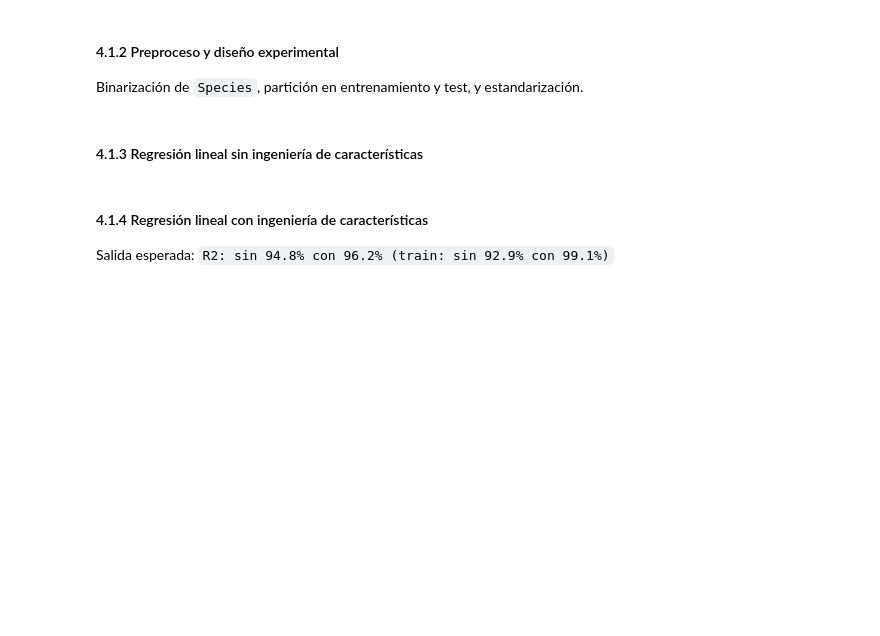
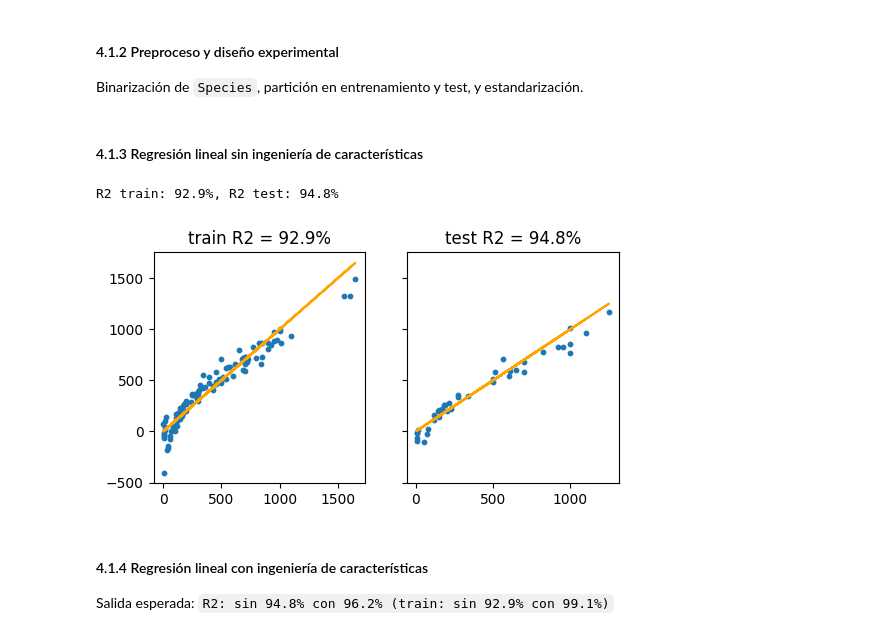
Before and after one commit to MadBread1/APA-practicas-upv, a Jupyter notebook: practica6/practica6.ipynb, the cells around one changed output. Drawn from its saved outputs; the diff is of its cells as text; code cells hidden in the pictures; blank space fills up the shorter version.

```diff
--- a/practica6/practica6.ipynb
+++ b/practica6/practica6.ipynb
@@ -281,11 +360,41 @@ memory usage: 9.6 KB
 
 Binarización de `Species`, partición en entrenamiento y test, y estandarización.
 # %%
-# Tu código aquí
+
+df = df.astype({'Species' : 'category'})
+df = pd.concat([df, pd.get_dummies(df.Species, prefix='', prefix_sep='')], axis=1)
+df.drop('Species', axis=1, inplace=True); y = df.pop('Weight');
+X = df
+X_train, X_test, y_train, y_test = train_test_split(X, y, test_size=0.25, random_state=42)
+scaler = StandardScaler()
+X_train = scaler.fit_transform(X_train)
+X_test = scaler.transform(X_test)
 # %% [markdown]
 #### 4.1.3 Regresión lineal sin ingeniería de características
 # %%
-# Tu código aquí
+from sklearn.linear_model import LinearRegression
+from sklearn.metrics import r2_score
+import matplotlib.pyplot as plt
+
+linreg = LinearRegression()
+linreg.fit(X_train, y_train)
+y_train_pred = linreg.predict(X_train)
+y_test_pred = linreg.predict(X_test)
+
+r2_train = r2_score(y_train, y_train_pred)
+r2_test = r2_score(y_test, y_test_pred)
+
+
+fig, axs = plt.subplots(1, 2, figsize=(6, 3), sharey = 'all')
+ax = axs[0]; ax.set_title(f'train R2 = {r2_train:.1%}')
+ax.scatter(y_train, y_train_pred, s=10); ax.plot(y_train, y_train, color='orange')
+ax = axs[1]; ax.set_title(f'test R2 = {r2_test:.1%}')
+ax.scatter(y_test, y_test_pred, s=10); ax.plot(y_test, y_test, color='orange')
+
+print(f'R2 train: {r2_train:.1%}, R2 test: {r2_test:.1%}')
+# %% [output]
+R2 train: 92.9%, R2 test: 94.8%
+[figure, added]
 # %% [markdown]
 #### 4.1.4 Regresión lineal con ingeniería de características
 
```
Also changed, not shown: parts of 13 cells of this notebook, 10 other files.
